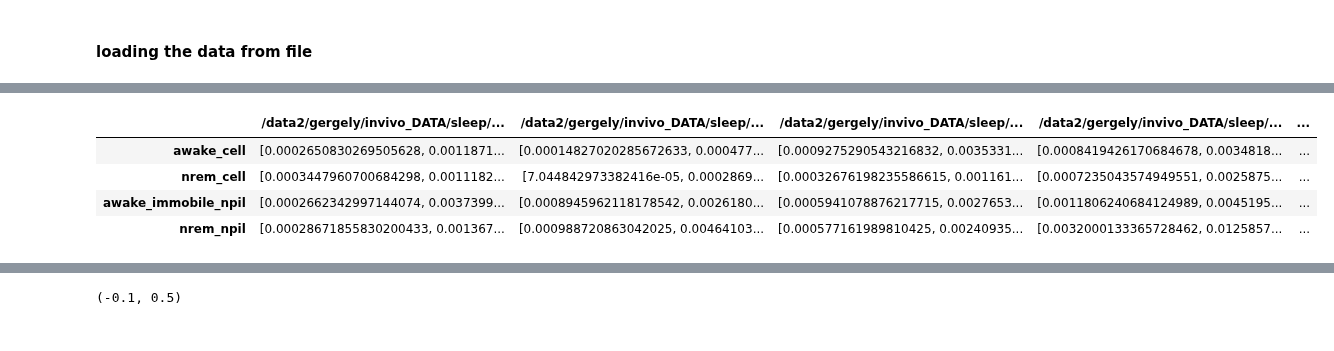
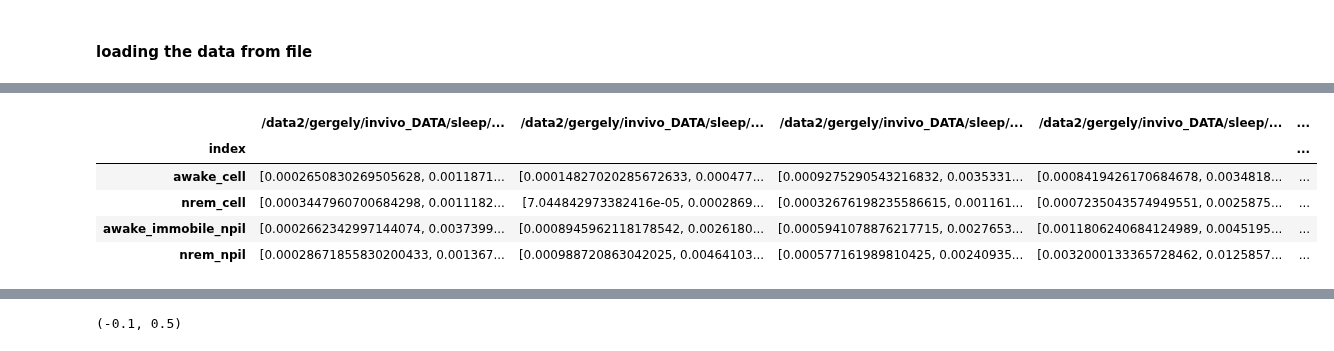
Before and after one commit to JessicaYoujiaLi/sleep, a Jupyter notebook: notebooks/neuropil_analysis/Neuropil_analysis_all_exps.ipynb, the cells around one changed output, grey strips where cells are left out. Drawn from its saved outputs; the diff is of its cells as text; code cells hidden in the pictures.

```diff
--- a/notebooks/neuropil_analysis/Neuropil_analysis_all_exps.ipynb
+++ b/notebooks/neuropil_analysis/Neuropil_analysis_all_exps.ipynb
@@ -153,31 +161,22 @@ results_df
 # %% [markdown]
 Saving the results to h5 file
 # %%
-from os import path
-
-
 with pd.HDFStore("results.h5") as store:
     for col in results_df.columns:
         for idx, cell in enumerate(results_df[col]):
             if isinstance(cell, dict) and all(
-                isinstance(cell[key], np.ndarray) for key in ["freq", "psd", "mean_ca"]
+                isinstance(cell[key], np.ndarray) for key in ["freq", "psd"]
             ):
                 # Create a path in HDF5 to save the arrays
                 path_freq = f"{col}/{idx}/freq"
                 path_psd = f"{col}/{idx}/psd"
-                path_mean_ca = f"{col}/{idx}/mean_ca"
 
                 # Save the numpy arrays to the respective paths
                 store.put(path_freq, pd.Series(cell["freq"]))
                 store.put(path_psd, pd.Series(cell["psd"]))
-                store.put(path_mean_ca, pd.Series(cell["mean_ca"]))
 
                 # Replace the cell content with the reference to the paths
-                results_df.at[idx, col] = {
-                    "freq": path_freq,
-                    "psd": path_psd,
-                    "mean_ca": path_mean_ca,
-                }
+                results_df.at[idx, col] = {"freq": path_freq, "psd": path_psd}
 
 # Now, save the main DataFrame which contains paths to the arrays instead of the actual arrays
 results_df.to_hdf("results.h5", key="main_df", mode="a")
@@ -199,5 +183,2 @@ map directly to c-types [inferred_type->mixed,key->block0_values] [items->Index(
 # %% [markdown]
 #### loading the data from file
-# %%
-results_df = nl.load_results("results.h5")
-results_df
@@ -209,0 +185,16 @@ results_df
+# %%
+with pd.HDFStore("results.h5") as store:
+    results_df = store["main_df"]
+with pd.HDFStore("results.h5") as store:
+    for col in results_df.columns:
+        for idx, cell in results_df[col].items():
+            if isinstance(cell, dict) and all(key in cell for key in ["freq", "psd"]):
+                # Fetch the numpy arrays using the paths from the cell
+                freq_array = store[cell["freq"]].to_numpy()
+                psd_array = store[cell["psd"]].to_numpy()
+
+                # Replace the cell content with the actual data
+                results_df.at[idx, col] = {"freq": freq_array, "psd": psd_array}
+
+
+results_df
@@ -209,0 +211,3 @@ results_df
+# %%
+results_df3 = results_df.set_index("index", drop=True)
+results_df3
@@ -222,12 +233,13 @@ ca_mean = ca_df.apply(
 ca_mean
 # %%
 # 1. Extract PSD arrays
-psd_df = results_df.applymap(
+psd_df = results_df3.applymap(
     lambda d: d["psd"] if isinstance(d, dict) and "psd" in d else np.nan
 )
 psd_df
 # %% [output]
 |  | /data2/gergely/invivo_DATA/sleep/... | /data2/gergely/invivo_DATA/sleep/... | /data2/gergely/invivo_DATA/sleep/... | /data2/gergely/invivo_DATA/sleep/... | ... |
+| index |  |  |  |  | ... |
 | awake_cell | [0.0002650830269505628, 0.0011871... | [0.00014827020285672633, 0.000477... | [0.0009275290543216832, 0.0035331... | [0.0008419426170684678, 0.0034818... | ... |
 | nrem_cell | [0.0003447960700684298, 0.0011182... | [7.044842973382416e-05, 0.0002869... | [0.00032676198235586615, 0.001161... | [0.0007235043574949551, 0.0025875... | ... |
 | awake_immobile_npil | [0.0002662342997144074, 0.0037399... | [0.0008945962118178542, 0.0026180... | [0.0005941078876217715, 0.0027653... | [0.0011806240684124989, 0.0045195... | ... |
```
Also changed, not shown: parts of 17 cells of this notebook, 4 other files.
